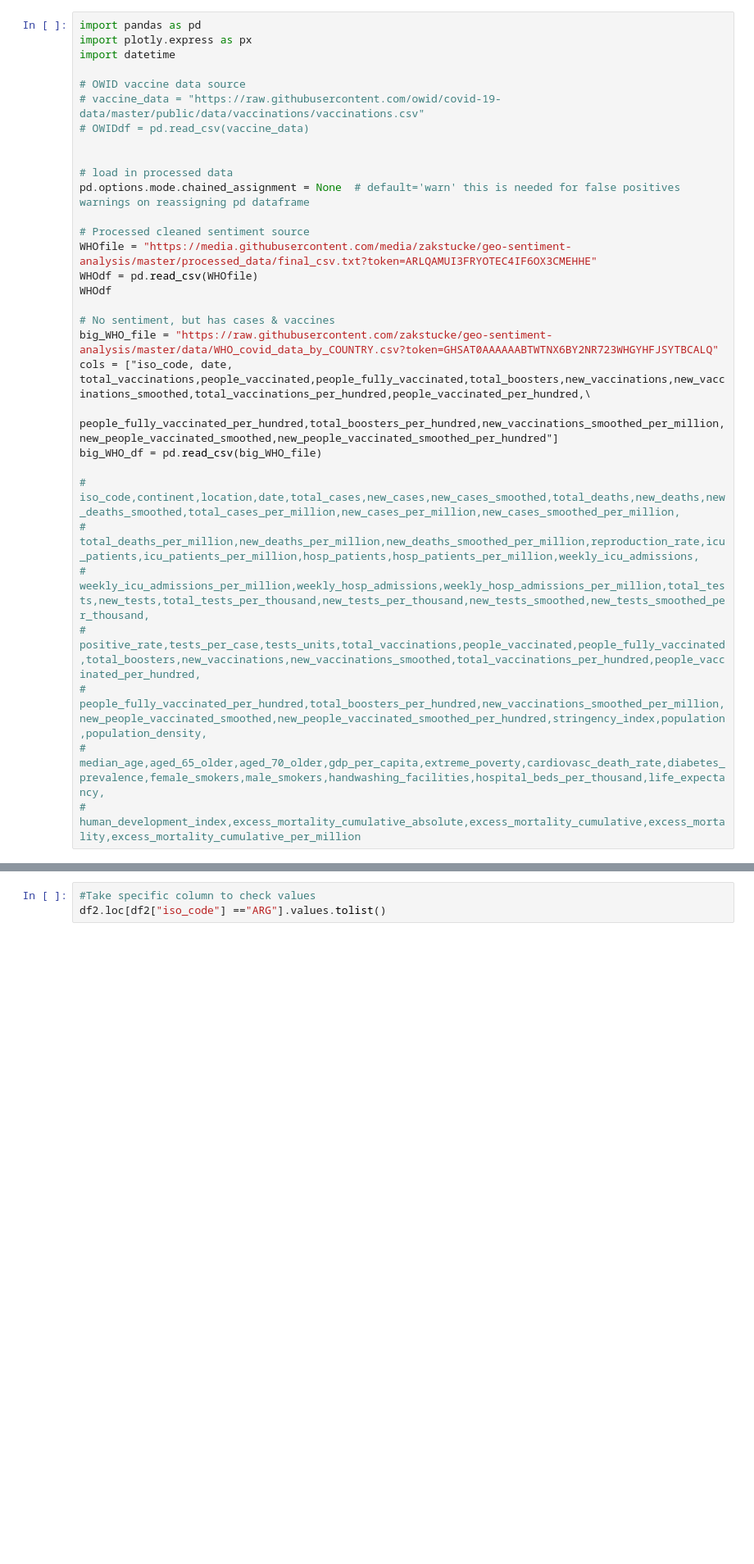
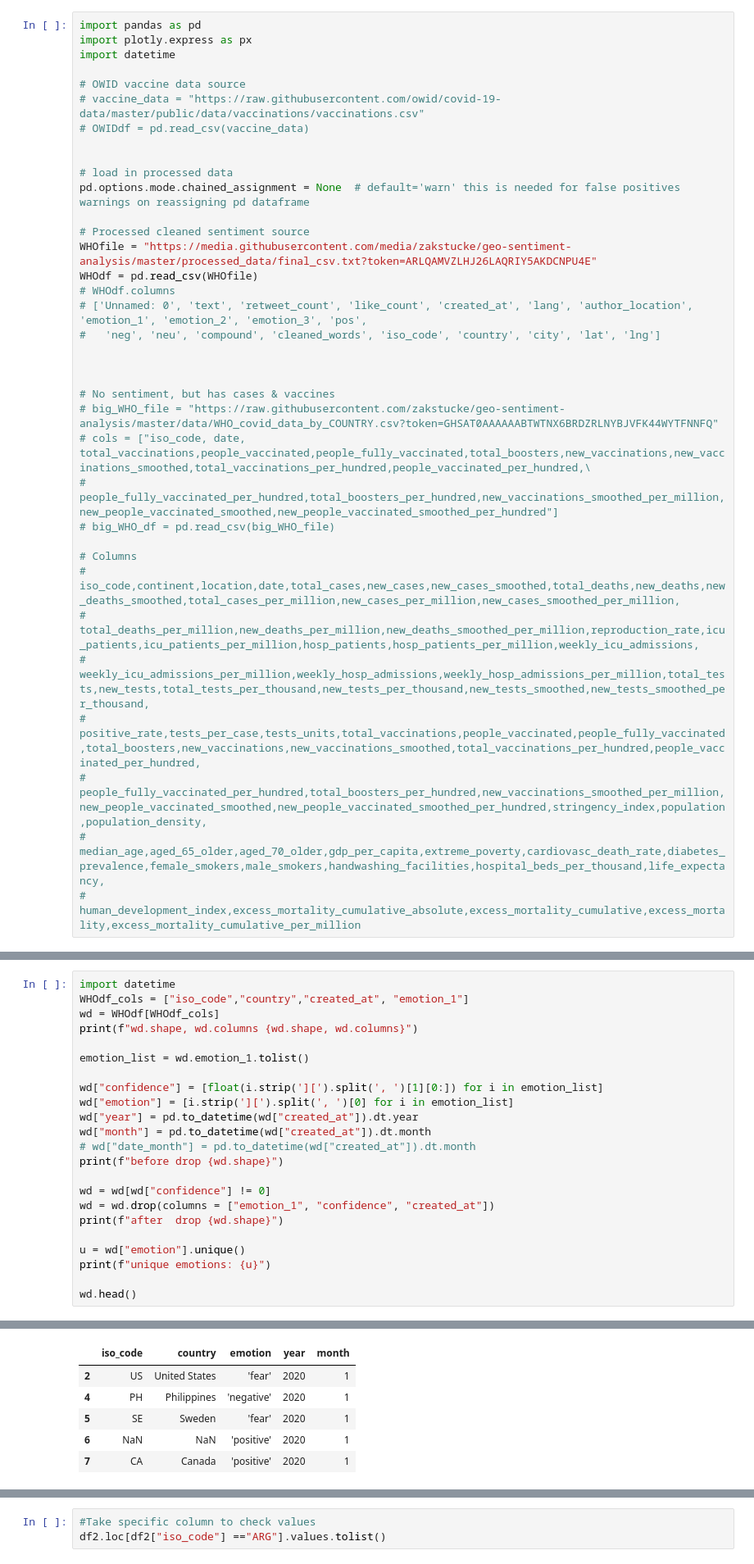
Before and after one commit to zakstucke/geo-sentiment-analysis, a Jupyter notebook: FinalVaccineChoropleth.ipynb, the cells around one changed output, grey strips where cells are left out. Shown at 82% size. Cells and saved outputs as stored; diff of their text form; blank space fills up the shorter version.

```diff
--- a/FinalVaccineChoropleth.ipynb
+++ b/FinalVaccineChoropleth.ipynb
@@ -14,16 +17,21 @@ import datetime
 pd.options.mode.chained_assignment = None  # default='warn' this is needed for false positives warnings on reassigning pd dataframe
 
 # Processed cleaned sentiment source
-WHOfile = "https://media.githubusercontent.com/media/zakstucke/geo-sentiment-analysis/master/processed_data/final_csv.txt?token=ARLQAMUI3FRYOTEC4IF6OX3CMEHHE"
+WHOfile = "https://media.githubusercontent.com/media/zakstucke/geo-sentiment-analysis/master/processed_data/final_csv.txt?token=ARLQAMVZLHJ26LAQRIY5AKDCNPU4E"
 WHOdf = pd.read_csv(WHOfile)
-WHOdf
+# WHOdf.columns
+# ['Unnamed: 0', 'text', 'retweet_count', 'like_count', 'created_at', 'lang', 'author_location', 'emotion_1', 'emotion_2', 'emotion_3', 'pos',
+#   'neg', 'neu', 'compound', 'cleaned_words', 'iso_code', 'country', 'city', 'lat', 'lng']
+
+
 
 # No sentiment, but has cases & vaccines
-big_WHO_file = "https://raw.githubusercontent.com/zakstucke/geo-sentiment-analysis/master/data/WHO_covid_data_by_COUNTRY.csv?token=GHSAT0AAAAAABTWTNX6BY2NR723WHGYHFJSYTBCALQ"
-cols = ["iso_code, date, total_vaccinations,people_vaccinated,people_fully_vaccinated,total_boosters,new_vaccinations,new_vaccinations_smoothed,total_vaccinations_per_hundred,people_vaccinated_per_hundred,\
- people_fully_vaccinated_per_hundred,total_boosters_per_hundred,new_vaccinations_smoothed_per_million,new_people_vaccinated_smoothed,new_people_vaccinated_smoothed_per_hundred"]
-big_WHO_df = pd.read_csv(big_WHO_file)
+# big_WHO_file = "https://raw.githubusercontent.com/zakstucke/geo-sentiment-analysis/master/data/WHO_covid_data_by_COUNTRY.csv?token=GHSAT0AAAAAABTWTNX6BRDZRLNYBJVFK44WYTFNNFQ"
+# cols = ["iso_code, date, total_vaccinations,people_vaccinated,people_fully_vaccinated,total_boosters,new_vaccinations,new_vaccinations_smoothed,total_vaccinations_per_hundred,people_vaccinated_per_hundred,\
+#  people_fully_vaccinated_per_hundred,total_boosters_per_hundred,new_vaccinations_smoothed_per_million,new_people_vaccinated_smoothed,new_people_vaccinated_smoothed_per_hundred"]
+# big_WHO_df = pd.read_csv(big_WHO_file)
 
+# Columns
 # iso_code,continent,location,date,total_cases,new_cases,new_cases_smoothed,total_deaths,new_deaths,new_deaths_smoothed,total_cases_per_million,new_cases_per_million,new_cases_smoothed_per_million,
 # total_deaths_per_million,new_deaths_per_million,new_deaths_smoothed_per_million,reproduction_rate,icu_patients,icu_patients_per_million,hosp_patients,hosp_patients_per_million,weekly_icu_admissions,
 # weekly_icu_admissions_per_million,weekly_hosp_admissions,weekly_hosp_admissions_per_million,total_tests,new_tests,total_tests_per_thousand,new_tests_per_thousand,new_tests_smoothed,new_tests_smoothed_per_thousand,
@@ -33,0 +46,24 @@ big_WHO_df = pd.read_csv(big_WHO_file)
+# %%
+import datetime
+WHOdf_cols = ["iso_code","country","created_at", "emotion_1"]
+wd = WHOdf[WHOdf_cols]
+print(f"wd.shape, wd.columns {wd.shape, wd.columns}")
+
+emotion_list = wd.emotion_1.tolist()
+
+wd["confidence"] = [float(i.strip('][').split(', ')[1][0:]) for i in emotion_list]
+wd["emotion"] = [i.strip('][').split(', ')[0] for i in emotion_list]
+wd["year"] = pd.to_datetime(wd["created_at"]).dt.year
+wd["month"] = pd.to_datetime(wd["created_at"]).dt.month
+# wd["date_month"] = pd.to_datetime(wd["created_at"]).dt.month
+print(f"before drop {wd.shape}")
+
+wd = wd[wd["confidence"] != 0]
+wd = wd.drop(columns = ["emotion_1", "confidence", "created_at"])
+print(f"after  drop {wd.shape}")
+
+u = wd["emotion"].unique()
+print(f"unique emotions: {u}")
+
+wd.head()
+# %% [output]
@@ -33,0 +77,6 @@ big_WHO_df = pd.read_csv(big_WHO_file)
+|  | iso_code | country | emotion | year | month |
+| 2 | US | United States | 'fear' | 2020 | 1 |
+| 4 | PH | Philippines | 'negative' | 2020 | 1 |
+| 5 | SE | Sweden | 'fear' | 2020 | 1 |
+| 6 | NaN | NaN | 'positive' | 2020 | 1 |
+| 7 | CA | Canada | 'positive' | 2020 | 1 |
```
Also changed, not shown: parts of 13 cells of this notebook.
